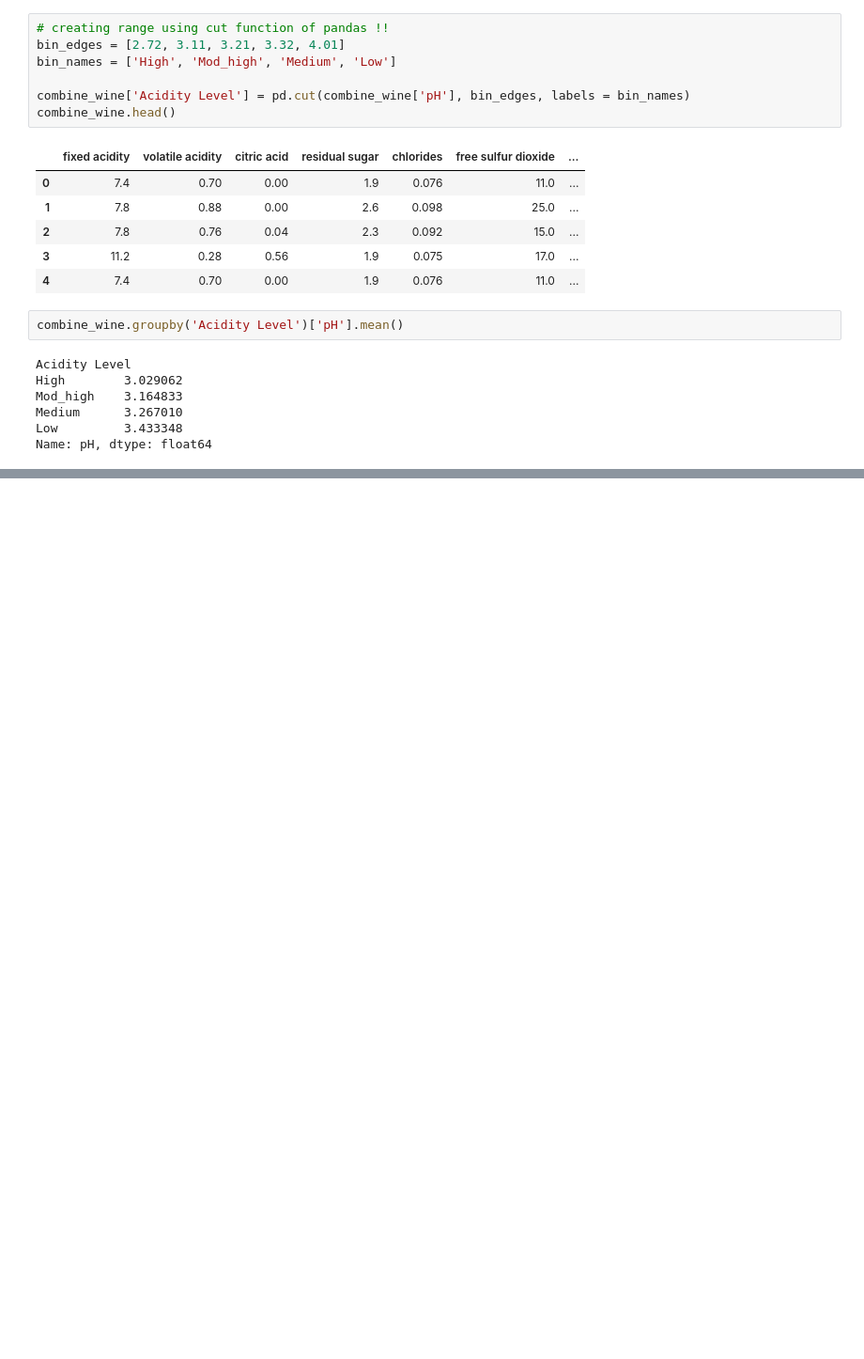
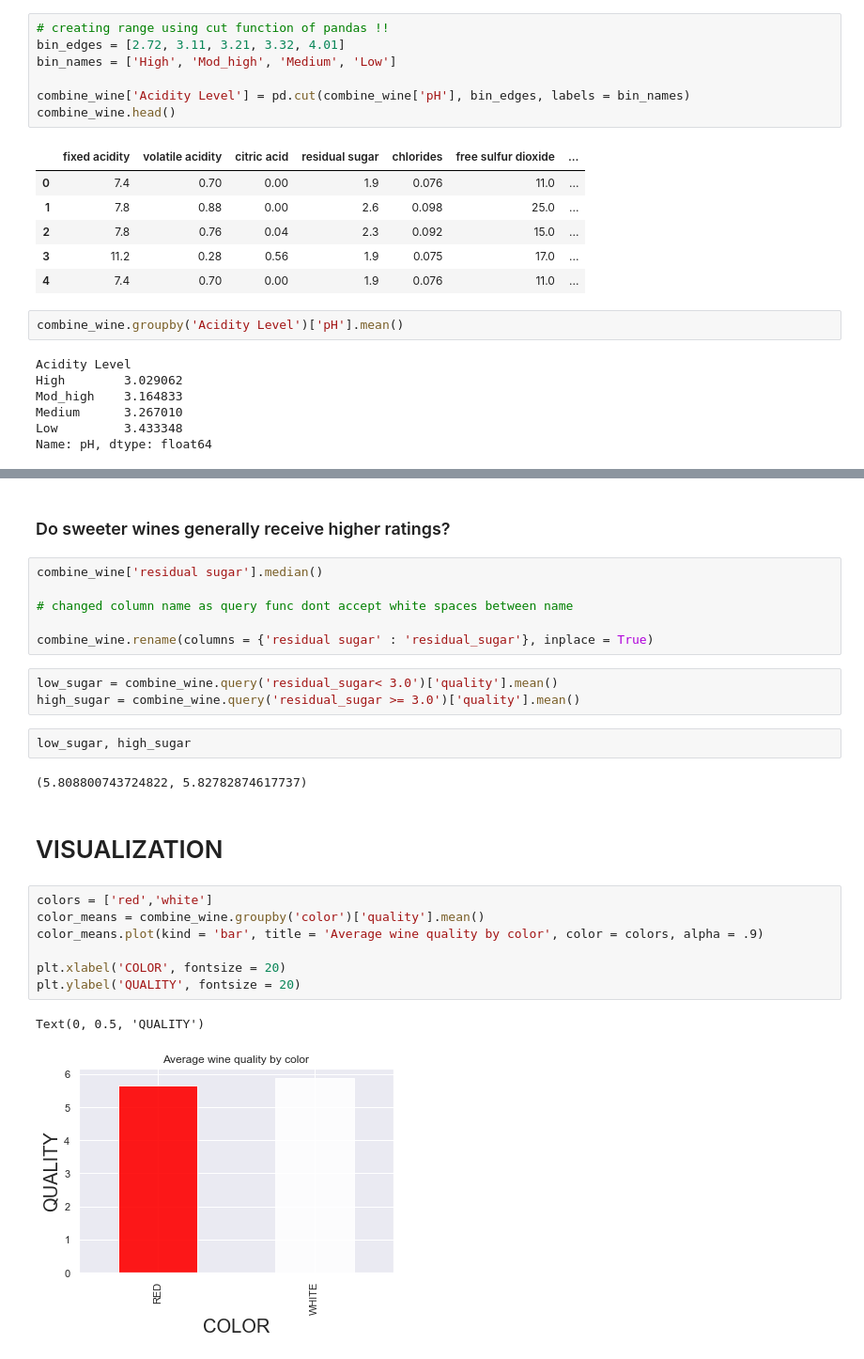
Before and after one commit to tejpalsingh1999/Red-White-Wine-Dataset-Analyses, a Jupyter notebook: Wine Data Analysis.ipynb, the cells around one changed output, grey strips where cells are left out. Shown at 94% size. Drawn from its saved outputs; the diff is of its cells as text; blank space fills up the shorter version.

Commit message:
Added Visualization

```diff
--- a/Wine Data Analysis.ipynb
+++ b/Wine Data Analysis.ipynb
@@ -261,0 +305,27 @@ Name: pH, dtype: float64
+# %% [markdown]
+### Do sweeter wines generally receive higher ratings?
+# %%
+combine_wine['residual sugar'].median()
+
+# changed column name as query func dont accept white spaces between name
+
+combine_wine.rename(columns = {'residual sugar' : 'residual_sugar'}, inplace = True)
+# %%
+low_sugar = combine_wine.query('residual_sugar< 3.0')['quality'].mean()
+high_sugar = combine_wine.query('residual_sugar >= 3.0')['quality'].mean()
+# %%
+low_sugar, high_sugar
+# %% [output]
+(5.808800743724822, 5.82782874617737)
+# %% [markdown]
+# VISUALIZATION
+# %%
+colors = ['red','white']
+color_means = combine_wine.groupby('color')['quality'].mean()
+color_means.plot(kind = 'bar', title = 'Average wine quality by color', color = colors, alpha = .9)
+
+plt.xlabel('COLOR', fontsize = 20)
+plt.ylabel('QUALITY', fontsize = 20)
+# %% [output]
+Text(0, 0.5, 'QUALITY')
+[figure, added]
```
Also changed, not shown: parts of 10 cells of this notebook.
